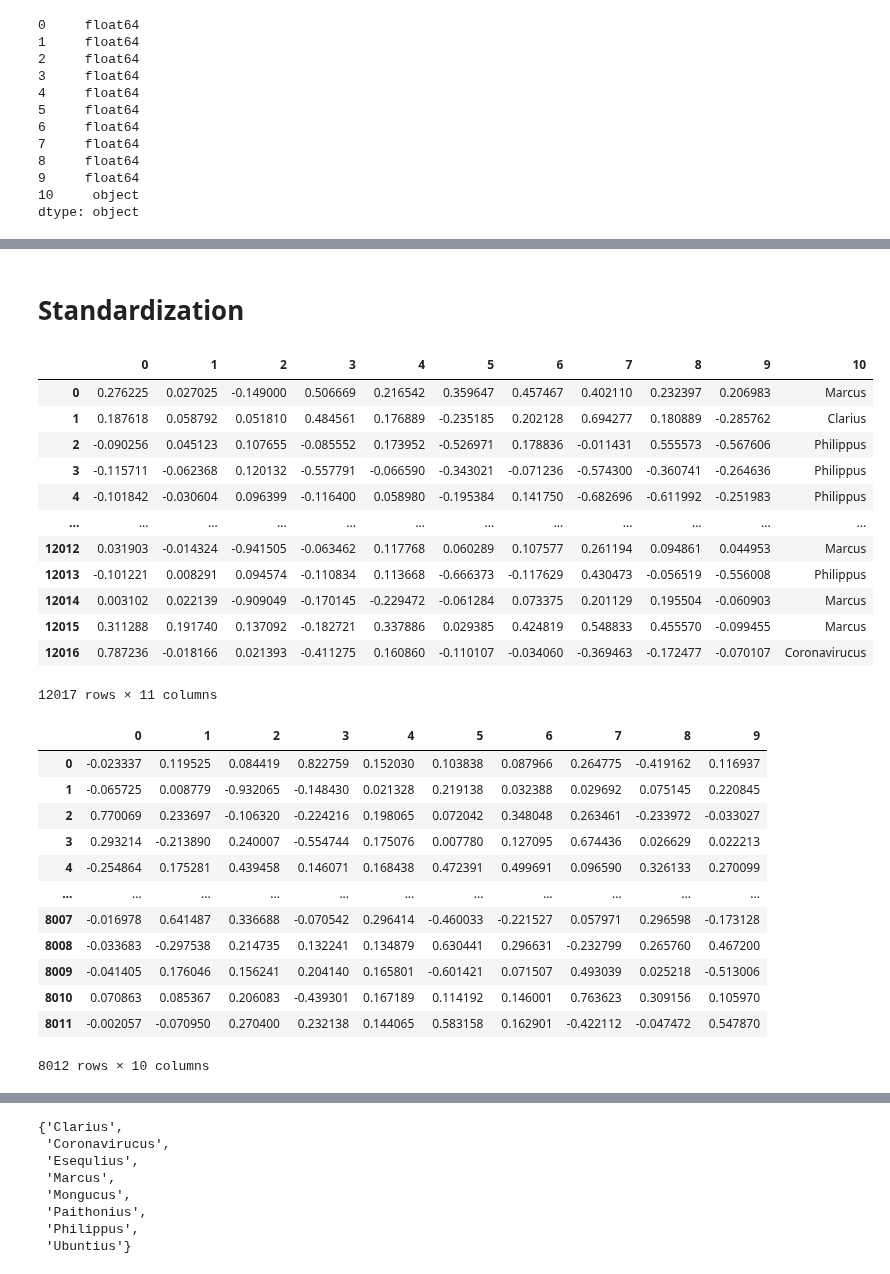
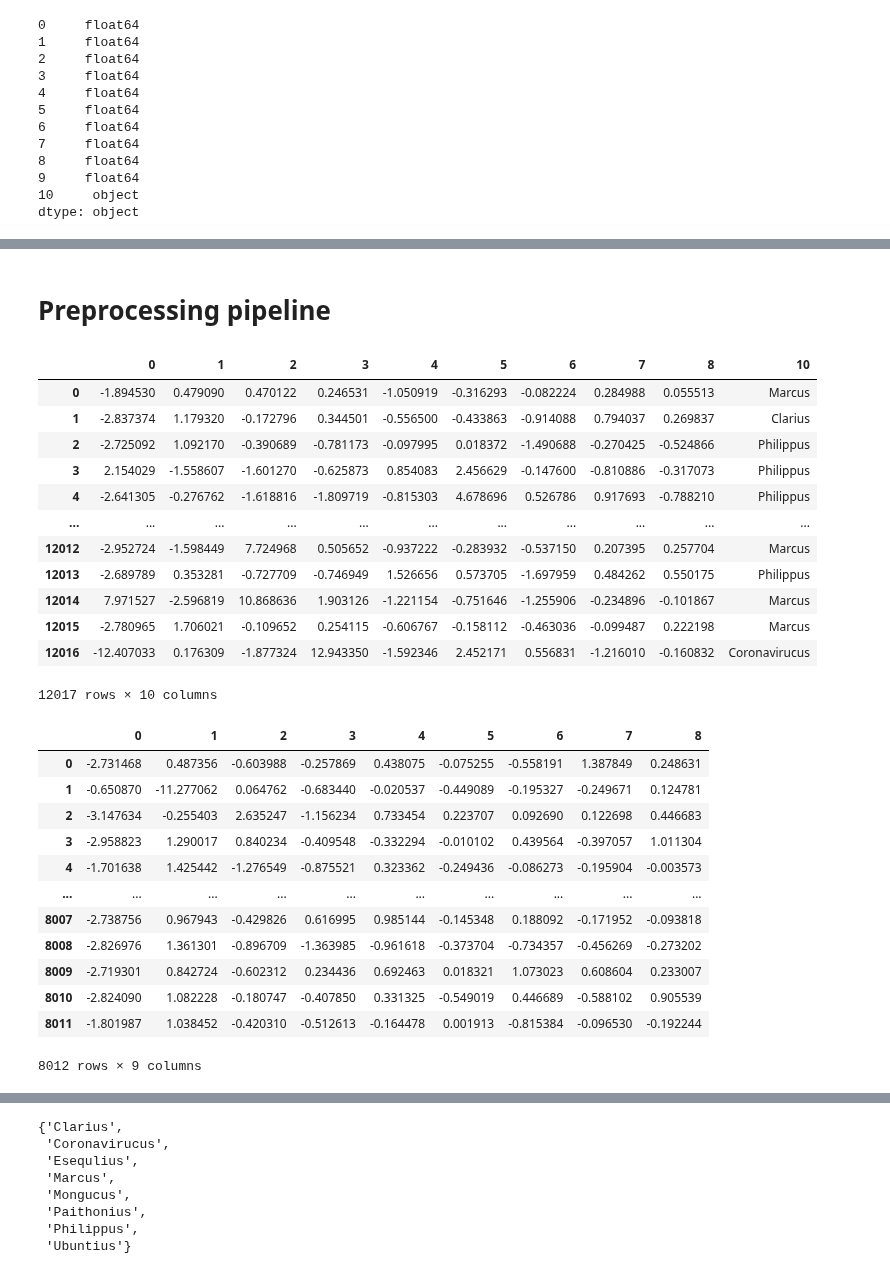
Before and after one commit to Clapiniella/lab-avila-bible, a Jupyter notebook: your-code/main.ipynb, the cells around one changed output, grey strips where cells are left out. Cells and saved outputs as stored; diff of their text form; code cells hidden in the pictures.

```diff
--- a/your-code/main.ipynb
+++ b/your-code/main.ipynb
@@ -108,54 +108,55 @@ train_dataset[['0', '1', '2', '3', '4', '5', '6', '7', '8', '9']].describe()
 | 50% | 0.056229 | -0.055704 | 0.214288 | 0.080127 | 0.261718 | -0.058835 | 0.220177 | 0.101115 | 0.064084 | -0.053548 |
 | 75% | 0.216699 | 0.203385 | 0.349432 | 0.601905 | 0.261718 | 0.522513 | 0.446679 | 0.646377 | 0.500624 | 0.491862 |
 | max | 11.819916 | 386.000000 | 50.000000 | 3.987152 | 1.066121 | 53.000000 | 83.000000 | 13.173081 | 44.000000 | 11.911338 |
-# %% [markdown]
-# Standardization
+# %% [markdown]
+# Preprocessing pipeline
 # %%
-from sklearn.preprocessing import StandardScaler, Normalizer
+from sklearn.preprocessing import StandardScaler, Normalizer,RobustScaler
 from sklearn.pipeline import make_pipeline
 pipeline = [
-    StandardScaler(),
-    Normalizer(),
-]
+    RobustScaler(),
+    #Normalizer(),
+    PCA(n_components=9)
+    ]
 
 tr = make_pipeline(*pipeline)
 
 Xpr = tr.fit_transform(train_dataset[['0', '1', '2', '3', '4', '5', '6', '7', '8', '9']])
-train_dataset2 = pd.DataFrame(Xpr,columns=train_dataset[['0', '1', '2', '3', '4', '5', '6', '7', '8', '9']].columns)
+train_dataset2 = pd.DataFrame(Xpr,columns=['0', '1', '2', '3', '4', '5', '6', '7','8'])
 train_dataset2['10']=train_dataset['10']
 train_dataset2
 # %% [output]
-|  | 0 | 1 | 2 | 3 | 4 | 5 | 6 | 7 | 8 | 9 | 10 |
-| 0 | 0.276225 | 0.027025 | -0.149000 | 0.506669 | 0.216542 | 0.359647 | 0.457467 | 0.402110 | 0.232397 | 0.206983 | Marcus |
-| 1 | 0.187618 | 0.058792 | 0.051810 | 0.484561 | 0.176889 | -0.235185 | 0.202128 | 0.694277 | 0.180889 | -0.285762 | Clarius |
-| 2 | -0.090256 | 0.045123 | 0.107655 | -0.085552 | 0.173952 | -0.526971 | 0.178836 | -0.011431 | 0.555573 | -0.567606 | Philippus |
-| 3 | -0.115711 | -0.062368 | 0.120132 | -0.557791 | -0.066590 | -0.343021 | -0.071236 | -0.574300 | -0.360741 | -0.264636 | Philippus |
-| 4 | -0.101842 | -0.030604 | 0.096399 | -0.116400 | 0.058980 | -0.195384 | 0.141750 | -0.682696 | -0.611992 | -0.251983 | Philippus |
-| ... | ... | ... | ... | ... | ... | ... | ... | ... | ... | ... | ... |
-| 12012 | 0.031903 | -0.014324 | -0.941505 | -0.063462 | 0.117768 | 0.060289 | 0.107577 | 0.261194 | 0.094861 | 0.044953 | Marcus |
-| 12013 | -0.101221 | 0.008291 | 0.094574 | -0.110834 | 0.113668 | -0.666373 | -0.117629 | 0.430473 | -0.056519 | -0.556008 | Philippus |
-| 12014 | 0.003102 | 0.022139 | -0.909049 | -0.170145 | -0.229472 | -0.061284 | 0.073375 | 0.201129 | 0.195504 | -0.060903 | Marcus |
-| 12015 | 0.311288 | 0.191740 | 0.137092 | -0.182721 | 0.337886 | 0.029385 | 0.424819 | 0.548833 | 0.455570 | -0.099455 | Marcus |
-| 12016 | 0.787236 | -0.018166 | 0.021393 | -0.411275 | 0.160860 | -0.110107 | -0.034060 | -0.369463 | -0.172477 | -0.070107 | Coronavirucus |
+|  | 0 | 1 | 2 | 3 | 4 | 5 | 6 | 7 | 8 | 10 |
+| 0 | -1.894530 | 0.479090 | 0.470122 | 0.246531 | -1.050919 | -0.316293 | -0.082224 | 0.284988 | 0.055513 | Marcus |
+| 1 | -2.837374 | 1.179320 | -0.172796 | 0.344501 | -0.556500 | -0.433863 | -0.914088 | 0.794037 | 0.269837 | Clarius |
+| 2 | -2.725092 | 1.092170 | -0.390689 | -0.781173 | -0.097995 | 0.018372 | -1.490688 | -0.270425 | -0.524866 | Philippus |
+| 3 | 2.154029 | -1.558607 | -1.601270 | -0.625873 | 0.854083 | 2.456629 | -0.147600 | -0.810886 | -0.317073 | Philippus |
+| 4 | -2.641305 | -0.276762 | -1.618816 | -1.809719 | -0.815303 | 4.678696 | 0.526786 | 0.917693 | -0.788210 | Philippus |
+| ... | ... | ... | ... | ... | ... | ... | ... | ... | ... | ... |
+| 12012 | -2.952724 | -1.598449 | 7.724968 | 0.505652 | -0.937222 | -0.283932 | -0.537150 | 0.207395 | 0.257704 | Marcus |
+| 12013 | -2.689789 | 0.353281 | -0.727709 | -0.746949 | 1.526656 | 0.573705 | -1.697959 | 0.484262 | 0.550175 | Philippus |
+| 12014 | 7.971527 | -2.596819 | 10.868636 | 1.903126 | -1.221154 | -0.751646 | -1.255906 | -0.234896 | -0.101867 | Marcus |
+| 12015 | -2.780965 | 1.706021 | -0.109652 | 0.254115 | -0.606767 | -0.158112 | -0.463036 | -0.099487 | 0.222198 | Marcus |
+| 12016 | -12.407033 | 0.176309 | -1.877324 | 12.943350 | -1.592346 | 2.452171 | 0.556831 | -1.216010 | -0.160832 | Coronavirucus |
-12017 rows × 11 columns
+12017 rows × 10 columns
 # %%
 Xpr = tr.fit_transform(test_dataset)
-test_dataset2 = pd.DataFrame(Xpr,columns=test_dataset.columns)
+test_dataset2 = pd.DataFrame(Xpr,columns=test_dataset.columns[0:9])
 test_dataset2
 # %% [output]
-|  | 0 | 1 | 2 | 3 | 4 | 5 | 6 | 7 | 8 | 9 |
-| 0 | -0.023337 | 0.119525 | 0.084419 | 0.822759 | 0.152030 | 0.103838 | 0.087966 | 0.264775 | -0.419162 | 0.116937 |
-| 1 | -0.065725 | 0.008779 | -0.932065 | -0.148430 | 0.021328 | 0.219138 | 0.032388 | 0.029692 | 0.075145 | 0.220845 |
-| 2 | 0.770069 | 0.233697 | -0.106320 | -0.224216 | 0.198065 | 0.072042 | 0.348048 | 0.263461 | -0.233972 | -0.033027 |
-| 3 | 0.293214 | -0.213890 | 0.240007 | -0.554744 | 0.175076 | 0.007780 | 0.127095 | 0.674436 | 0.026629 | 0.022213 |
-| 4 | -0.254864 | 0.175281 | 0.439458 | 0.146071 | 0.168438 | 0.472391 | 0.499691 | 0.096590 | 0.326133 | 0.270099 |
-| ... | ... | ... | ... | ... | ... | ... | ... | ... | ... | ... |
-| 8007 | -0.016978 | 0.641487 | 0.336688 | -0.070542 | 0.296414 | -0.460033 | -0.221527 | 0.057971 | 0.296598 | -0.173128 |
-| 8008 | -0.033683 | -0.297538 | 0.214735 | 0.132241 | 0.134879 | 0.630441 | 0.296631 | -0.232799 | 0.265760 | 0.467200 |
-| 8009 | -0.041405 | 0.176046 | 0.156241 | 0.204140 | 0.165801 | -0.601421 | 0.071507 | 0.493039 | 0.025218 | -0.513006 |
-| 8010 | 0.070863 | 0.085367 | 0.206083 | -0.439301 | 0.167189 | 0.114192 | 0.146001 | 0.763623 | 0.309156 | 0.105970 |
-| 8011 | -0.002057 | -0.070950 | 0.270400 | 0.232138 | 0.144065 | 0.583158 | 0.162901 | -0.422112 | -0.047472 | 0.547870 |
+|  | 0 | 1 | 2 | 3 | 4 | 5 | 6 | 7 | 8 |
+| 0 | -2.731468 | 0.487356 | -0.603988 | -0.257869 | 0.438075 | -0.075255 | -0.558191 | 1.387849 | 0.248631 |
+| 1 | -0.650870 | -11.277062 | 0.064762 | -0.683440 | -0.020537 | -0.449089 | -0.195327 | -0.249671 | 0.124781 |
+| 2 | -3.147634 | -0.255403 | 2.635247 | -1.156234 | 0.733454 | 0.223707 | 0.092690 | 0.122698 | 0.446683 |
+| 3 | -2.958823 | 1.290017 | 0.840234 | -0.409548 | -0.332294 | -0.010102 | 0.439564 | -0.397057 | 1.011304 |
+| 4 | -1.701638 | 1.425442 | -1.276549 | -0.875521 | 0.323362 | -0.249436 | -0.086273 | -0.195904 | -0.003573 |
+| ... | ... | ... | ... | ... | ... | ... | ... | ... | ... |
+| 8007 | -2.738756 | 0.967943 | -0.429826 | 0.616995 | 0.985144 | -0.145348 | 0.188092 | -0.171952 | -0.093818 |
+| 8008 | -2.826976 | 1.361301 | -0.896709 | -1.363985 | -0.961618 | -0.373704 | -0.734357 | -0.456269 | -0.273202 |
+| 8009 | -2.719301 | 0.842724 | -0.602312 | 0.234436 | 0.692463 | 0.018321 | 1.073023 | 0.608604 | 0.233007 |
+| 8010 | -2.824090 | 1.082228 | -0.180747 | -0.407850 | 0.331325 | -0.549019 | 0.446689 | -0.588102 | 0.905539 |
+| 8011 | -1.801987 | 1.038452 | -0.420310 | -0.512613 | -0.164478 | 0.001913 | -0.815384 | -0.096530 | -0.192244 |
-8012 rows × 10 columns
+8012 rows × 9 columns
 # %%
 #checking null values
 train_dataset2.isnull().sum()
```
Also changed, not shown: parts of 7 cells of this notebook.
